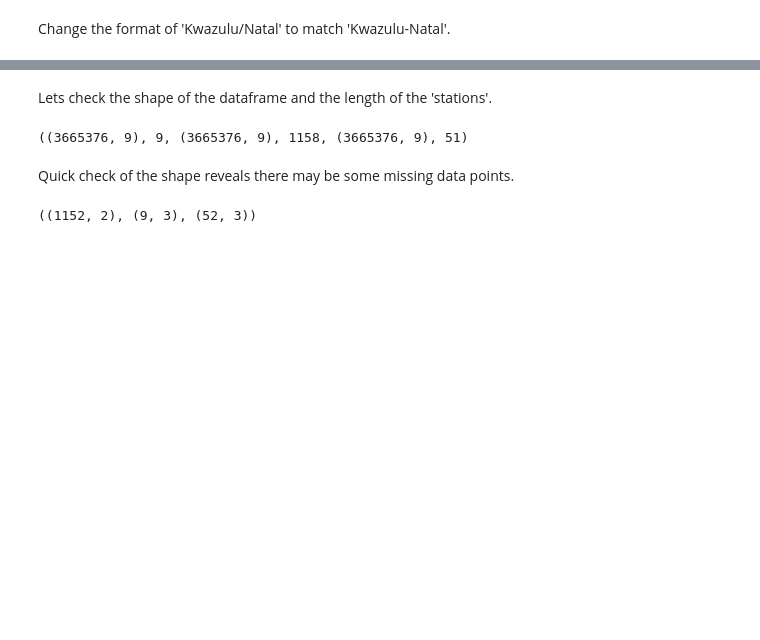
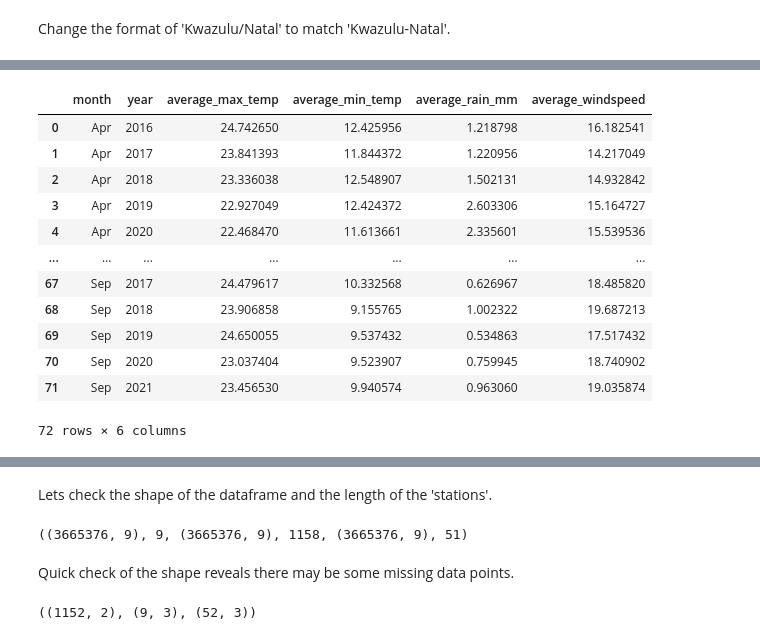
Before and after one commit to OmdenaAI/south-africa-chapter-mapping-urban-v, a Jupyter notebook: src/tasks/task4-eda-visualization/geospatial/geospatial_sa.ipynb, the cells around one changed output, grey strips where cells are left out. Saved outputs shown, nothing was run; the diff lists cells and outputs as text; code cells hidden in the pictures; blank space fills up the shorter version.

```diff
--- a/src/tasks/task4-eda-visualization/geospatial/geospatial_sa.ipynb
+++ b/src/tasks/task4-eda-visualization/geospatial/geospatial_sa.ipynb
@@ -220,0 +231,17 @@ df.sample(10)
+# %%
+df6 = pd.read_csv('weather.csv')
+df6
+# %% [output]
+|  | month | year | average_max_temp | average_min_temp | average_rain_mm | average_windspeed |
+| 0 | Apr | 2016 | 24.742650 | 12.425956 | 1.218798 | 16.182541 |
+| 1 | Apr | 2017 | 23.841393 | 11.844372 | 1.220956 | 14.217049 |
+| 2 | Apr | 2018 | 23.336038 | 12.548907 | 1.502131 | 14.932842 |
+| 3 | Apr | 2019 | 22.927049 | 12.424372 | 2.603306 | 15.164727 |
+| 4 | Apr | 2020 | 22.468470 | 11.613661 | 2.335601 | 15.539536 |
+| ... | ... | ... | ... | ... | ... | ... |
+| 67 | Sep | 2017 | 24.479617 | 10.332568 | 0.626967 | 18.485820 |
+| 68 | Sep | 2018 | 23.906858 | 9.155765 | 1.002322 | 19.687213 |
+| 69 | Sep | 2019 | 24.650055 | 9.537432 | 0.534863 | 17.517432 |
+| 70 | Sep | 2020 | 23.037404 | 9.523907 | 0.759945 | 18.740902 |
+| 71 | Sep | 2021 | 23.456530 | 9.940574 | 0.963060 | 19.035874 |
+72 rows × 6 columns
```
Also changed, not shown: parts of 6 cells of this notebook, 8 other files.
